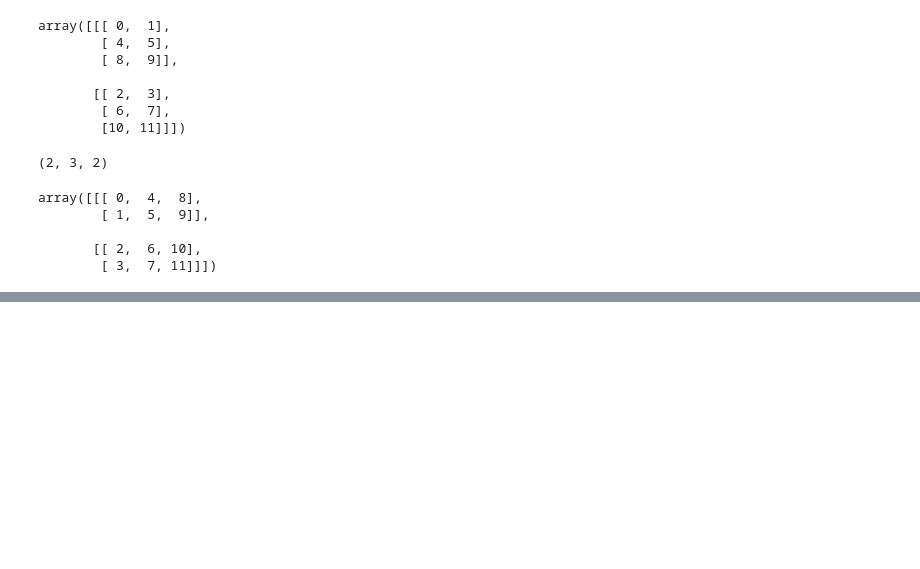
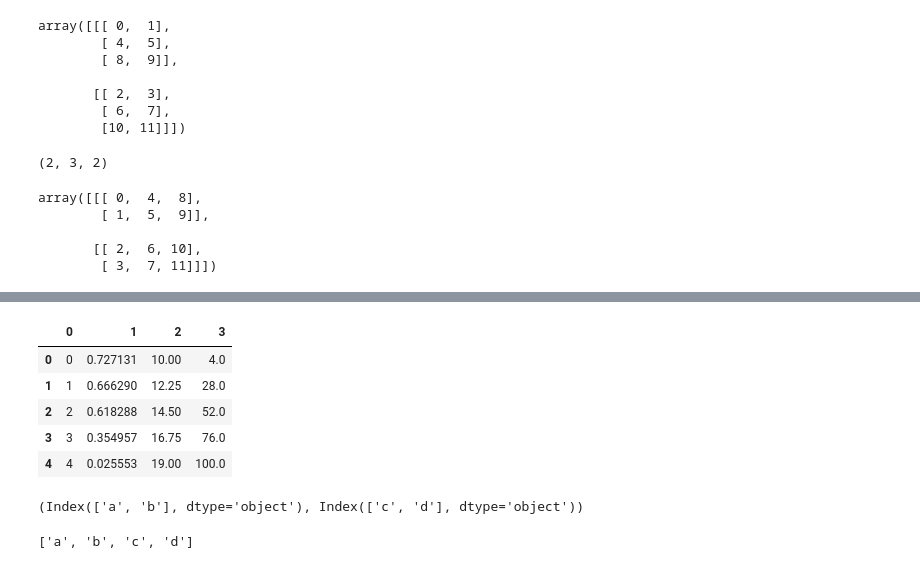
Before and after one commit to SalinaSth/techaxis, a Jupyter notebook: day19.ipynb, the cells around one changed output, grey strips where cells are left out. Drawn from its saved outputs; the diff is of its cells as text; code cells hidden in the pictures; blank space fills up the shorter version.

```diff
--- a/day19.ipynb
+++ b/day19.ipynb
@@ -98,0 +288,3 @@ array([[[ 0,  4,  8],
+# %%
+df1 = pd.DataFrame(d1)
+df2 = pd.DataFrame(d2)
@@ -98,0 +304,18 @@ array([[[ 0,  4,  8],
+# %%
+pd.concat([df1, df2], axis=1, ignore_index=True)
+# %% [output]
+|  | 0 | 1 | 2 | 3 |
+| 0 | 0 | 0.727131 | 10.00 | 4.0 |
+| 1 | 1 | 0.666290 | 12.25 | 28.0 |
+| 2 | 2 | 0.618288 | 14.50 | 52.0 |
+| 3 | 3 | 0.354957 | 16.75 | 76.0 |
+| 4 | 4 | 0.025553 | 19.00 | 100.0 |
+# %%
+df1.columns, df2.columns
+# %% [output]
+(Index(['a', 'b'], dtype='object'), Index(['c', 'd'], dtype='object'))
+# %%
+columns = [col for df in [df1, df2] for col in df.columns]
+columns
+# %% [output]
+['a', 'b', 'c', 'd']
```
Also changed, not shown: parts of 32 cells of this notebook, 15 other files.
